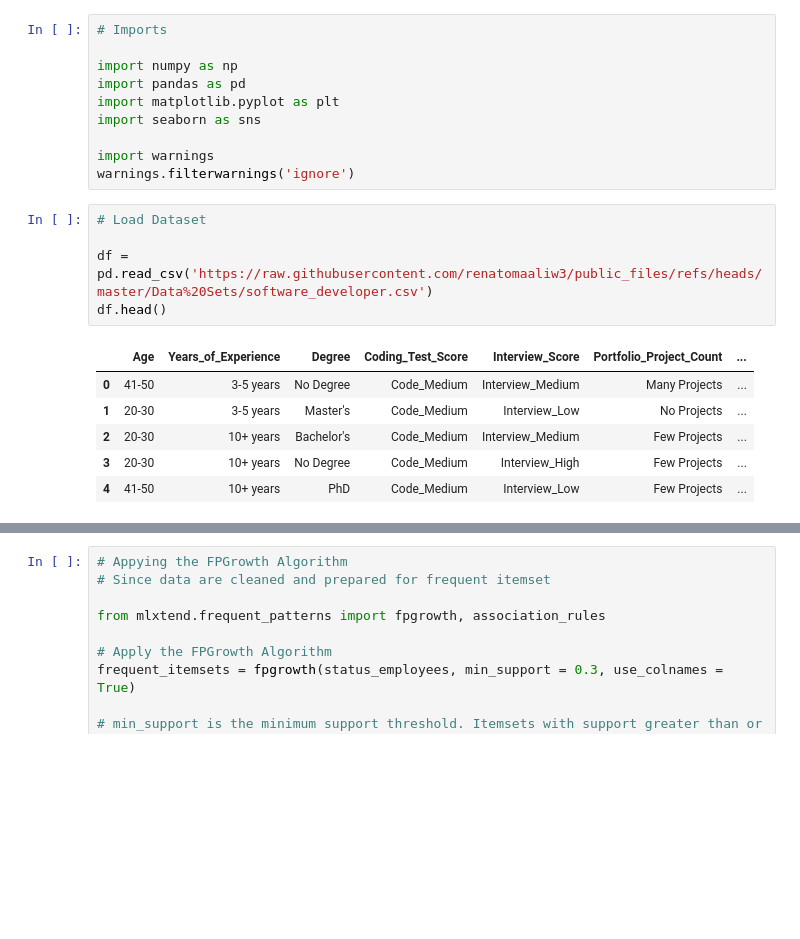
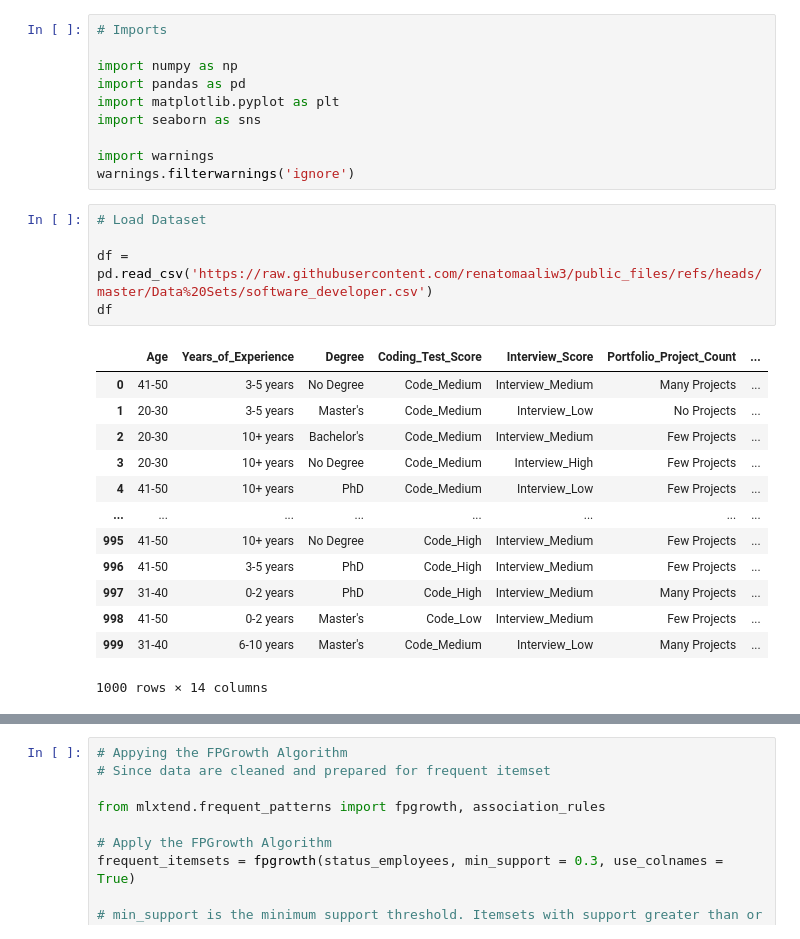
Before and after one commit to renatomaaliw3/public_files, a Jupyter notebook: CPE Electives (1 - 3)/01. Lectures Notebook/65. Assocation Rule Mining - FP Growth/FP-Growth (Case Number 03).ipynb, the cells around one changed output, grey strips where cells are left out. Drawn from its saved outputs; the diff is of its cells as text; blank space fills up the shorter version.

```diff
--- a/CPE Electives (1 - 3)/01. Lectures Notebook/65. Assocation Rule Mining - FP Growth/FP-Growth (Case Number 03).ipynb
+++ b/CPE Electives (1 - 3)/01. Lectures Notebook/65. Assocation Rule Mining - FP Growth/FP-Growth (Case Number 03).ipynb
@@ -13,15 +13,22 @@ warnings.filterwarnings('ignore')
 # %%
 # Load Dataset
 
 df = pd.read_csv('https://raw.githubusercontent.com/renatomaaliw3/public_files/refs/heads/master/Data%20Sets/software_developer.csv')
-df.head()
+df
 # %% [output]
 |  | Age | Years_of_Experience | Degree | Coding_Test_Score | Interview_Score | Portfolio_Project_Count | ... |
 | 0 | 41-50 | 3-5 years | No Degree | Code_Medium | Interview_Medium | Many Projects | ... |
 | 1 | 20-30 | 3-5 years | Master's | Code_Medium | Interview_Low | No Projects | ... |
 | 2 | 20-30 | 10+ years | Bachelor's | Code_Medium | Interview_Medium | Few Projects | ... |
 | 3 | 20-30 | 10+ years | No Degree | Code_Medium | Interview_High | Few Projects | ... |
 | 4 | 41-50 | 10+ years | PhD | Code_Medium | Interview_Low | Few Projects | ... |
+| ... | ... | ... | ... | ... | ... | ... | ... |
+| 995 | 41-50 | 10+ years | No Degree | Code_High | Interview_Medium | Few Projects | ... |
+| 996 | 41-50 | 3-5 years | PhD | Code_High | Interview_Medium | Few Projects | ... |
+| 997 | 31-40 | 0-2 years | PhD | Code_High | Interview_Medium | Many Projects | ... |
+| 998 | 41-50 | 0-2 years | Master's | Code_Low | Interview_Medium | Few Projects | ... |
+| 999 | 31-40 | 6-10 years | Master's | Code_Medium | Interview_Low | Many Projects | ... |
+1000 rows × 14 columns
 # %%
 # Data Preprocessing
 # Before Applying the FPGrowth Algorithm, we need to preprocess the data
```
Also changed, not shown: parts of 4 cells of this notebook, 2 other files.
